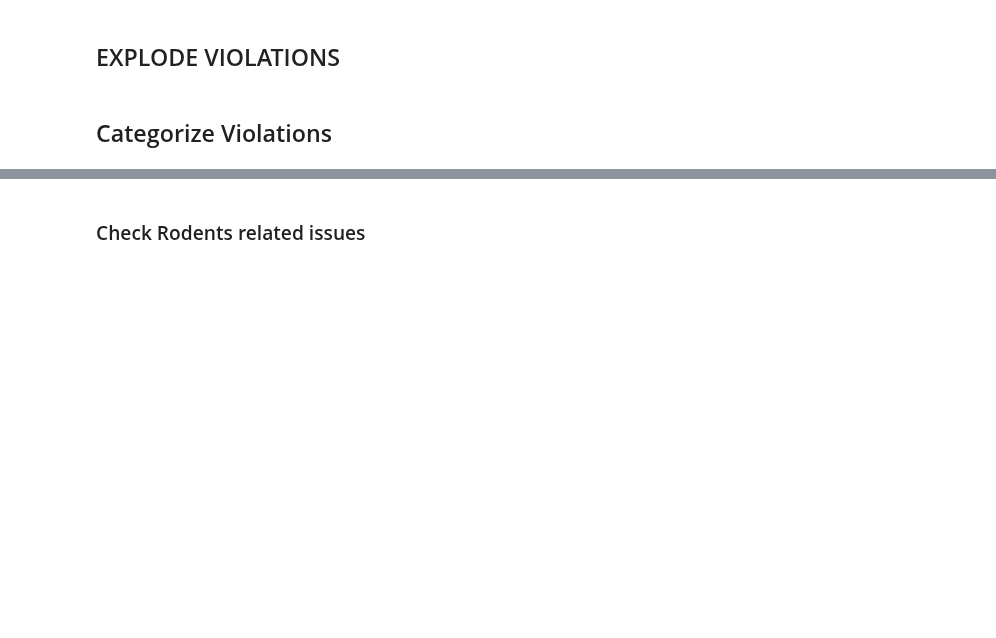
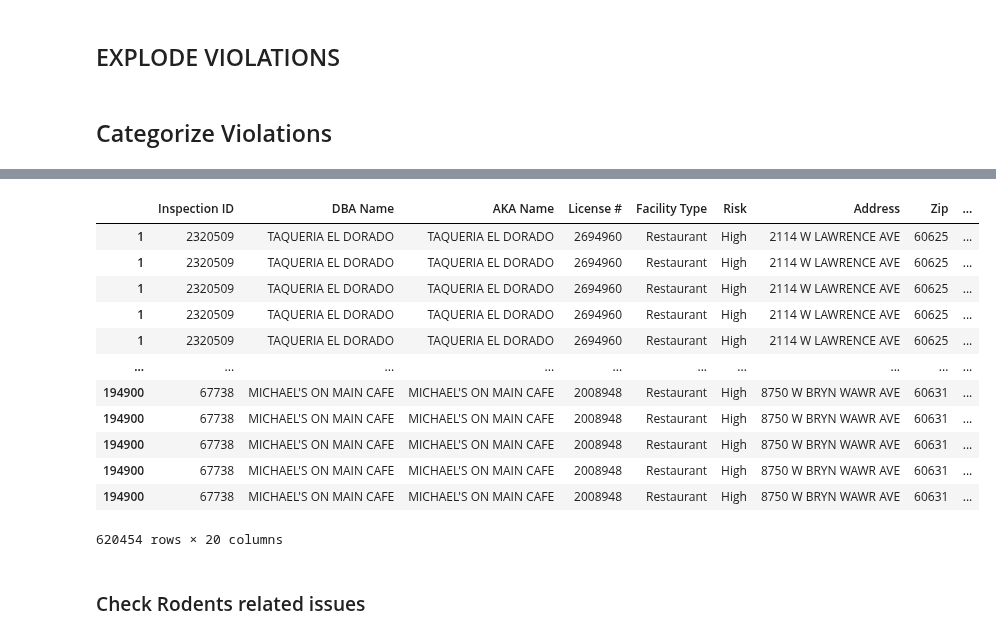
Before and after one commit to VodopaDev/CS401-Chicago-Crime-Analysis, a Jupyter notebook: violations_detailed.ipynb, the cells around one changed output, grey strips where cells are left out. Drawn from its saved outputs; the diff is of its cells as text; code cells hidden in the pictures; blank space fills up the shorter version.

Commit message:
some works related to normalized inspection and community

```diff
--- a/violations_detailed.ipynb
+++ b/violations_detailed.ipynb
@@ -269,0 +370,16 @@ viols_count = violations['Violation'].apply(lambda x:x.split('Comments')[0].stri
+# %%
+violations
+# %% [output]
+|  | Inspection ID | DBA Name | AKA Name | License # | Facility Type | Risk | Address | Zip | ... |
+| 1 | 2320509 | TAQUERIA EL DORADO | TAQUERIA EL DORADO | 2694960 | Restaurant | High | 2114 W LAWRENCE AVE | 60625 | ... |
+| 1 | 2320509 | TAQUERIA EL DORADO | TAQUERIA EL DORADO | 2694960 | Restaurant | High | 2114 W LAWRENCE AVE | 60625 | ... |
+| 1 | 2320509 | TAQUERIA EL DORADO | TAQUERIA EL DORADO | 2694960 | Restaurant | High | 2114 W LAWRENCE AVE | 60625 | ... |
+| 1 | 2320509 | TAQUERIA EL DORADO | TAQUERIA EL DORADO | 2694960 | Restaurant | High | 2114 W LAWRENCE AVE | 60625 | ... |
+| 1 | 2320509 | TAQUERIA EL DORADO | TAQUERIA EL DORADO | 2694960 | Restaurant | High | 2114 W LAWRENCE AVE | 60625 | ... |
+| ... | ... | ... | ... | ... | ... | ... | ... | ... | ... |
+| 194900 | 67738 | MICHAEL'S ON MAIN CAFE | MICHAEL'S ON MAIN CAFE | 2008948 | Restaurant | High | 8750 W BRYN WAWR AVE | 60631 | ... |
+| 194900 | 67738 | MICHAEL'S ON MAIN CAFE | MICHAEL'S ON MAIN CAFE | 2008948 | Restaurant | High | 8750 W BRYN WAWR AVE | 60631 | ... |
+| 194900 | 67738 | MICHAEL'S ON MAIN CAFE | MICHAEL'S ON MAIN CAFE | 2008948 | Restaurant | High | 8750 W BRYN WAWR AVE | 60631 | ... |
+| 194900 | 67738 | MICHAEL'S ON MAIN CAFE | MICHAEL'S ON MAIN CAFE | 2008948 | Restaurant | High | 8750 W BRYN WAWR AVE | 60631 | ... |
+| 194900 | 67738 | MICHAEL'S ON MAIN CAFE | MICHAEL'S ON MAIN CAFE | 2008948 | Restaurant | High | 8750 W BRYN WAWR AVE | 60631 | ... |
+620454 rows × 20 columns
```
Also changed, not shown: parts of 37 cells of this notebook, 9 other files.
